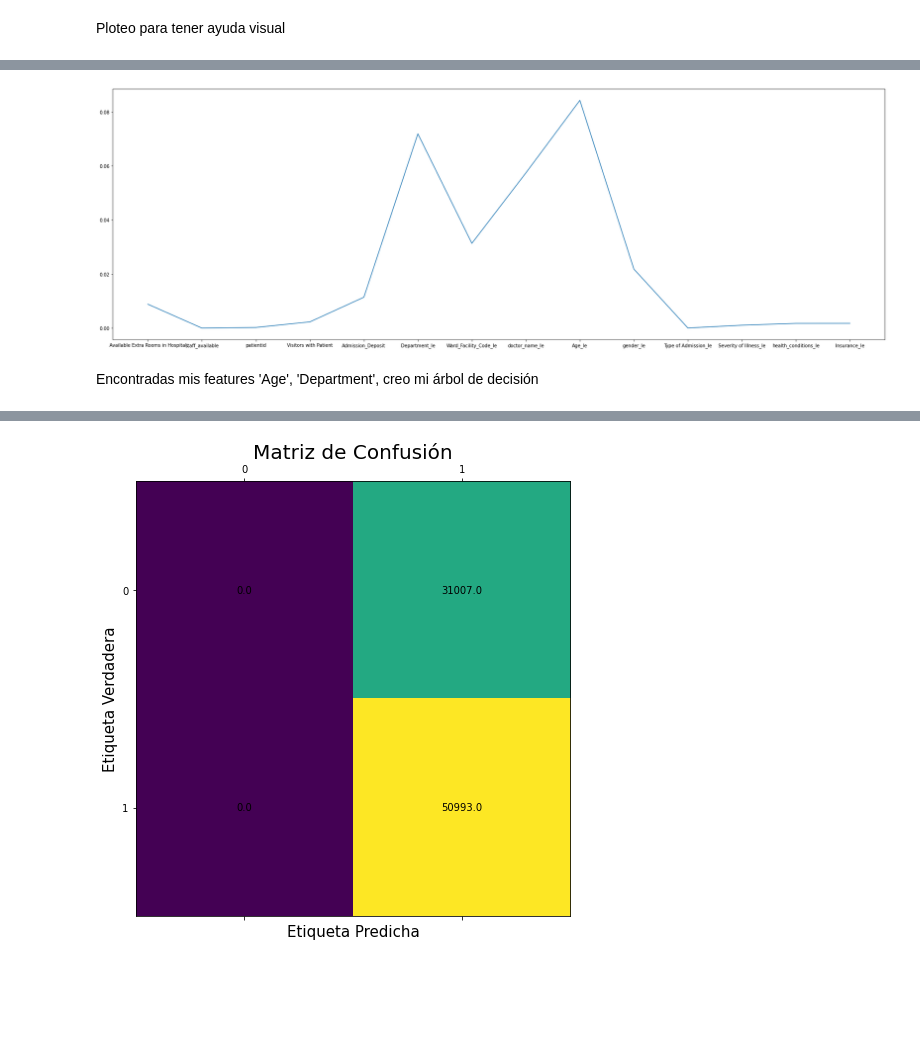
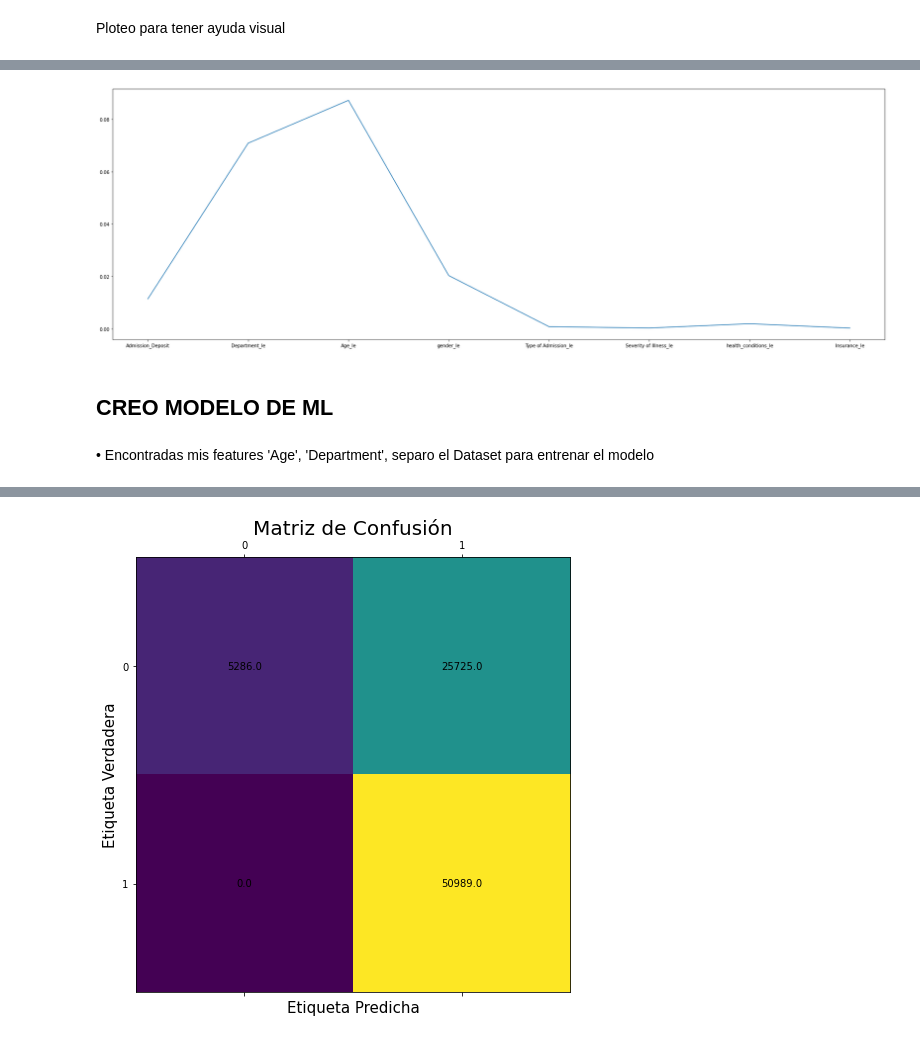
Before and after one commit to ronalcabrera/PI02_Datathon, a Jupyter notebook: Script.ipynb, the cells around one changed output, grey strips where cells are left out. Saved outputs shown, nothing was run; the diff lists cells and outputs as text; code cells hidden in the pictures; blank space fills up the shorter version.

```diff
--- a/Script.ipynb
+++ b/Script.ipynb
@@ -9,4 +80,2 @@ hosp_train = pd.read_csv("hospitalizaciones_train.csv")
 # %% [markdown]
 Creo nueva variable categórica para clasificar estancias largas
-# %%
-hosp_train['Estancia_prolongada'] = np.where(hosp_train['Stay (in days)']<9,'No','Yes')
@@ -48,0 +82,5 @@ hosp_test.drop(['Insurance'], axis=1, inplace=True)
+# %%
+hosp_train['Estancia_prolongada'] = np.where(hosp_train['Stay (in days)']<9, 0, 1)
+
+#Elimino la columna con los días que no voy a usar
+hosp_train.drop(['Stay (in days)'], axis=1, inplace=True)
@@ -84,22 +124,9 @@ from sklearn.feature_selection import mutual_info_classif
 # %%
 selector = SelectKBest(mutual_info_regression, k=4)
 
-X = hosp_train[['Available Extra Rooms in Hospital',
-                'staff_available',
-                'patientid',
-                'Visitors with Patient',
-                'Admission_Deposit',
-                'Department_le',
-                'Ward_Facility_Code_le',
-                'doctor_name_le',
-                'Age_le',
-                'gender_le',
-                'Type of Admission_le',
-                'Severity of Illness_le',
-                'health_conditions_le',
-                'Insurance_le']]
+X = hosp_train.drop(['Estancia_prolongada'], axis=1)
 
-y = hosp_train[['Estancia_prolongada_le']]
+y = hosp_train[['Estancia_prolongada']]
 
 selector.fit(X,y)
 # %% [output]
@@ -128,10 +149,12 @@ list(X.columns)
 # %%
 plt.rcParams["figure.figsize"] = [30,10]
 plt.plot(scores)
-plt.xticks(np.arange(14),list(X.columns));
+plt.xticks(np.arange(8),list(X.columns));
 # %% [output]
-[figure, old version]
+[figure, new version]
-# %% [markdown]
-Encontradas mis features 'Age', 'Department', creo mi árbol de decisión
+# %% [markdown]
+## CREO MODELO DE ML ##
+# %% [markdown]
+• Encontradas mis features 'Age', 'Department', separo el Dataset para entrenar el modelo
 # %%
 from sklearn.model_selection import train_test_split
```
Also changed, not shown: parts of 23 cells of this notebook, 1 other file.
